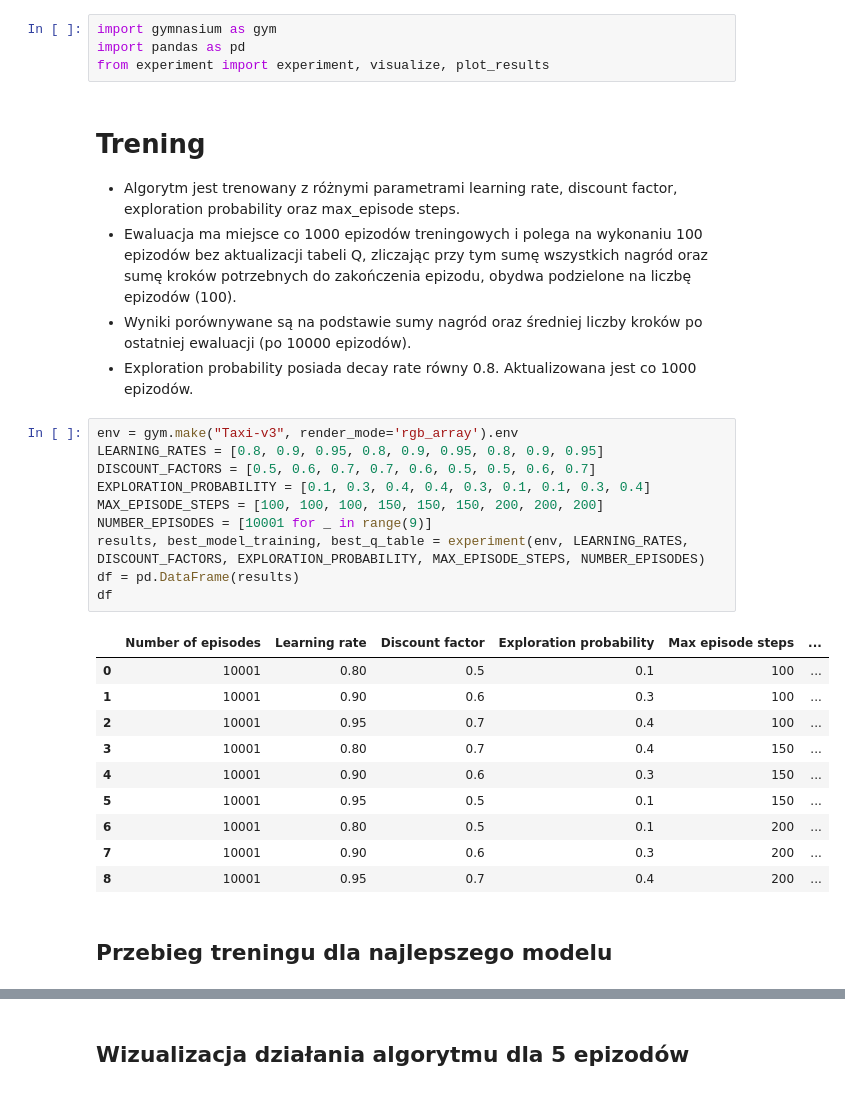
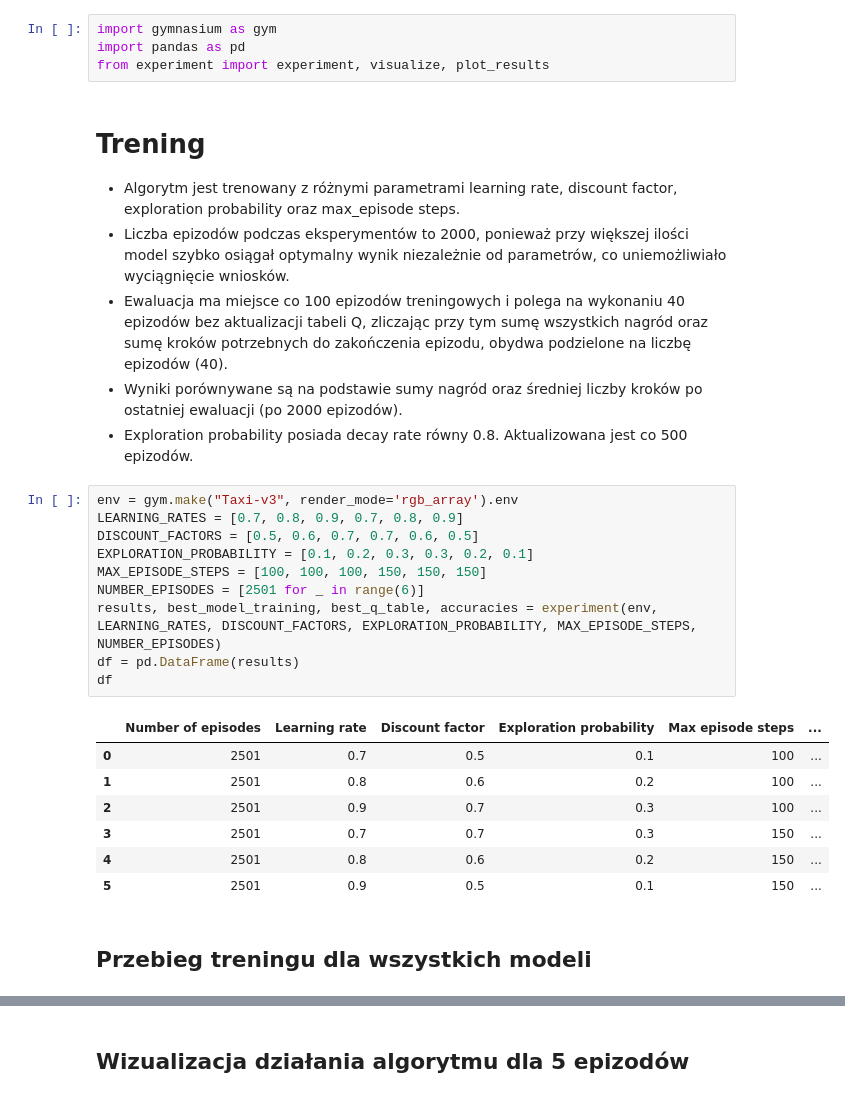
Before and after one commit to AtarSander/artificial-intelligence-from-scratch, a Jupyter notebook: Zad6/raport.ipynb, the cells around one changed output, grey strips where cells are left out. Cells and saved outputs as stored; diff of their text form.

```diff
--- a/Zad6/raport.ipynb
+++ b/Zad6/raport.ipynb
@@ -8,29 +8,27 @@ from experiment import experiment, visualize, plot_results
 # %% [markdown]
 # Trening
 - Algorytm jest trenowany z różnymi parametrami learning rate, discount factor, exploration probability oraz max_episode steps.
-- Ewaluacja ma miejsce co 1000 epizodów treningowych i polega na wykonaniu 100 epizodów bez aktualizacji tabeli Q, zliczając przy tym sumę wszystkich nagród oraz sumę kroków potrzebnych do zakończenia epizodu, obydwa podzielone na liczbę epizodów (100).
-- Wyniki porównywane są na podstawie sumy nagród oraz średniej liczby kroków po ostatniej ewaluacji (po 10000 epizodów).
-- Exploration probability posiada decay rate równy 0.8. Aktualizowana jest co 1000 epizodów.
+- Liczba epizodów podczas eksperymentów to 2000, ponieważ przy większej ilości model szybko osiągał optymalny wynik niezależnie od parametrów, co uniemożliwiało wyciągnięcie wniosków.
+- Ewaluacja ma miejsce co 100 epizodów treningowych i polega na wykonaniu 40 epizodów bez aktualizacji tabeli Q, zliczając przy tym sumę wszystkich nagród oraz sumę kroków potrzebnych do zakończenia epizodu, obydwa podzielone na liczbę epizodów (40).
+- Wyniki porównywane są na podstawie sumy nagród oraz średniej liczby kroków po ostatniej ewaluacji (po 2000 epizodów).
+- Exploration probability posiada decay rate równy 0.8. Aktualizowana jest co 500 epizodów.
 # %%
 env = gym.make("Taxi-v3", render_mode='rgb_array').env
-LEARNING_RATES = [0.8, 0.9, 0.95, 0.8, 0.9, 0.95, 0.8, 0.9, 0.95]
-DISCOUNT_FACTORS = [0.5, 0.6, 0.7, 0.7, 0.6, 0.5, 0.5, 0.6, 0.7]
-EXPLORATION_PROBABILITY = [0.1, 0.3, 0.4, 0.4, 0.3, 0.1, 0.1, 0.3, 0.4]
-MAX_EPISODE_STEPS = [100, 100, 100, 150, 150, 150, 200, 200, 200]
-NUMBER_EPISODES = [10001 for _ in range(9)]
-results, best_model_training, best_q_table = experiment(env, LEARNING_RATES, DISCOUNT_FACTORS, EXPLORATION_PROBABILITY, MAX_EPISODE_STEPS, NUMBER_EPISODES)
+LEARNING_RATES = [0.7, 0.8, 0.9, 0.7, 0.8, 0.9]
+DISCOUNT_FACTORS = [0.5, 0.6, 0.7, 0.7, 0.6, 0.5]
+EXPLORATION_PROBABILITY = [0.1, 0.2, 0.3, 0.3, 0.2, 0.1]
+MAX_EPISODE_STEPS = [100, 100, 100, 150, 150, 150]
+NUMBER_EPISODES = [2501 for _ in range(6)]
+results, best_model_training, best_q_table, accuracies = experiment(env, LEARNING_RATES, DISCOUNT_FACTORS, EXPLORATION_PROBABILITY, MAX_EPISODE_STEPS, NUMBER_EPISODES)
 df = pd.DataFrame(results)
 df
 # %% [output]
 |  | Number of episodes | Learning rate | Discount factor | Exploration probability | Max episode steps | ... |
-| 0 | 10001 | 0.80 | 0.5 | 0.1 | 100 | ... |
-| 1 | 10001 | 0.90 | 0.6 | 0.3 | 100 | ... |
-| 2 | 10001 | 0.95 | 0.7 | 0.4 | 100 | ... |
-| 3 | 10001 | 0.80 | 0.7 | 0.4 | 150 | ... |
-| 4 | 10001 | 0.90 | 0.6 | 0.3 | 150 | ... |
-| 5 | 10001 | 0.95 | 0.5 | 0.1 | 150 | ... |
-| 6 | 10001 | 0.80 | 0.5 | 0.1 | 200 | ... |
-| 7 | 10001 | 0.90 | 0.6 | 0.3 | 200 | ... |
-| 8 | 10001 | 0.95 | 0.7 | 0.4 | 200 | ... |
+| 0 | 2501 | 0.7 | 0.5 | 0.1 | 100 | ... |
+| 1 | 2501 | 0.8 | 0.6 | 0.2 | 100 | ... |
+| 2 | 2501 | 0.9 | 0.7 | 0.3 | 100 | ... |
+| 3 | 2501 | 0.7 | 0.7 | 0.3 | 150 | ... |
+| 4 | 2501 | 0.8 | 0.6 | 0.2 | 150 | ... |
+| 5 | 2501 | 0.9 | 0.5 | 0.1 | 150 | ... |
 # %% [markdown]
-## Przebieg treningu dla najlepszego modelu
+## Przebieg treningu dla wszystkich modeli
```
Also changed, not shown: parts of 5 cells of this notebook, 2 other files.
